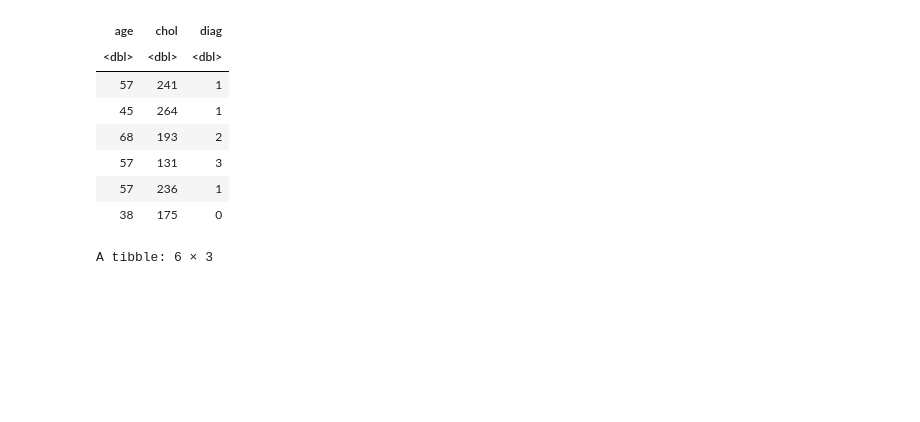
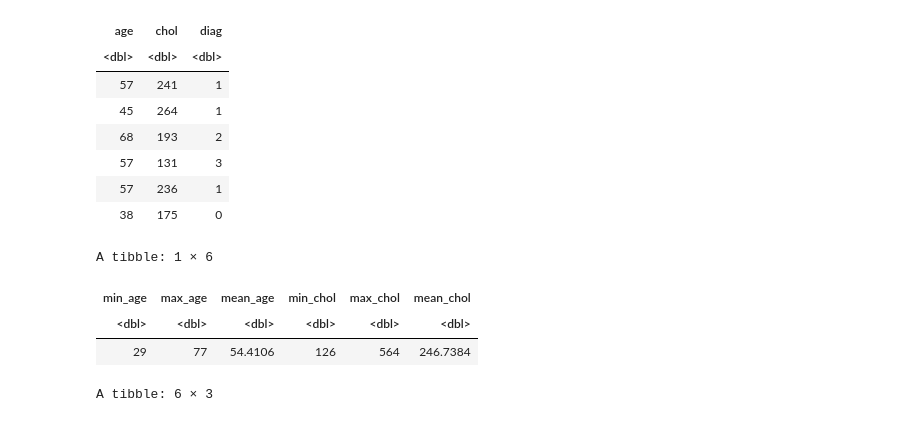
Before and after one commit to matthewzizek/dsci-100-project, a Jupyter notebook: GroupProjectReport.ipynb, the cells around one changed output. Drawn from its saved outputs; the diff is of its cells as text; code cells hidden in the pictures; blank space fills up the shorter version.

```diff
--- a/GroupProjectReport.ipynb
+++ b/GroupProjectReport.ipynb
@@ -62,6 +62,22 @@ A tibble: 6 × 3
 | 57 | 131 | 3 |
 | 57 | 236 | 1 |
 | 38 | 175 | 0 |
+# %%
+cleveland_summary <- cleveland |>
+  summarize(
+    min_age = min(age),
+    max_age = max(age),
+    mean_age = mean(age),
+    min_chol = min(chol),
+    max_chol = max(chol),
+    mean_chol = mean(chol)
+  )
+cleveland_summary
+# %% [output]
+A tibble: 1 × 6
+| min_age | max_age | mean_age | min_chol | max_chol | mean_chol |
+| <dbl> | <dbl> | <dbl> | <dbl> | <dbl> | <dbl> |
+| 29 | 77 | 54.4106 | 126 | 564 | 246.7384 |
 # %%
 set.seed(1)
 
```
